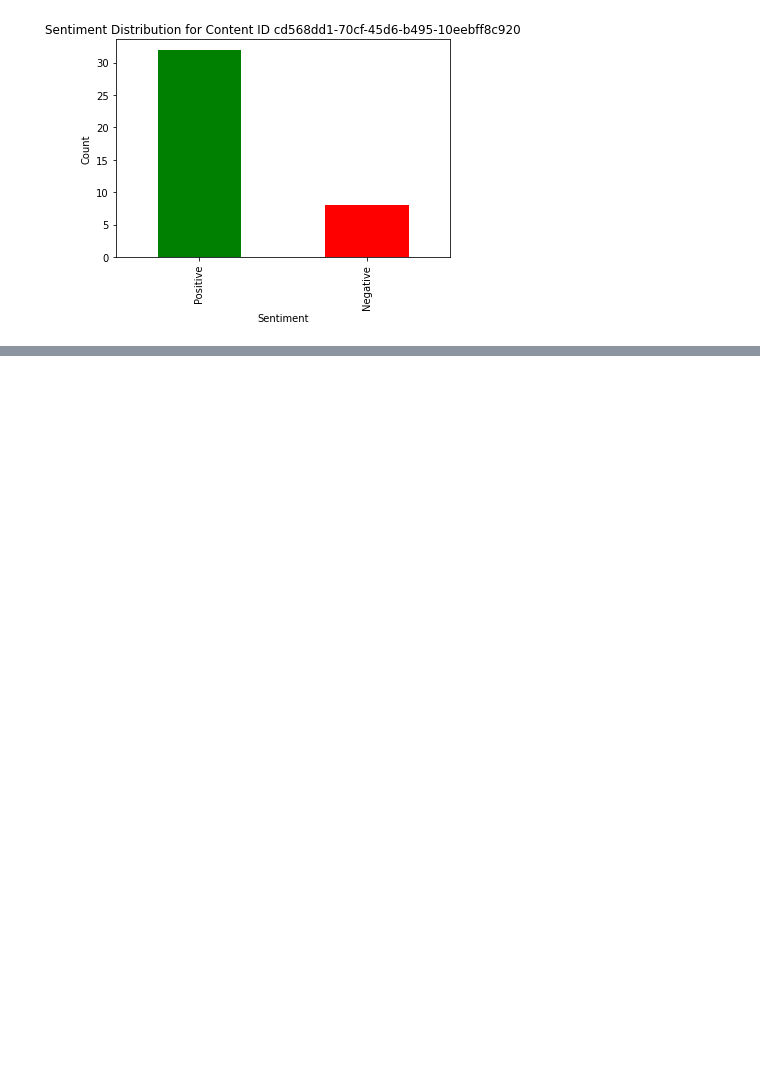
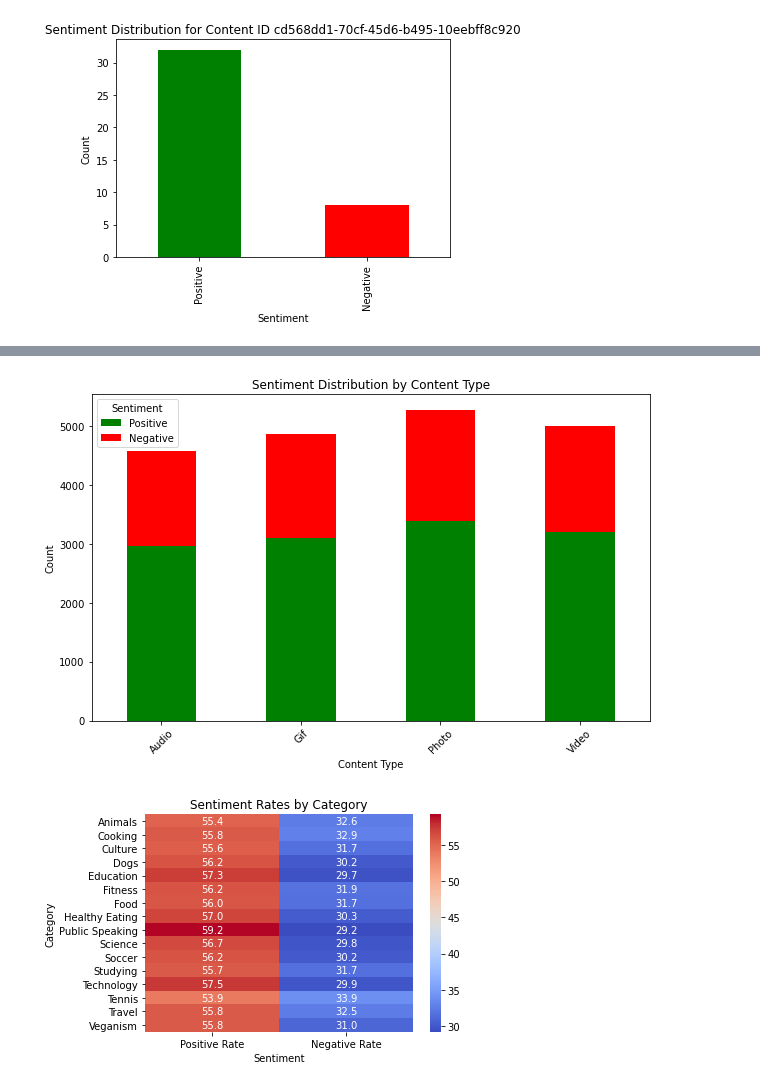
Before and after one commit to Oladk/Accenture-Content-Data-analysis, a Jupyter notebook: Accenture Content Data Analysis.ipynb, the cells around one changed output, grey strips where cells are left out. Cells and saved outputs as stored; diff of their text form; code cells hidden in the pictures; blank space fills up the shorter version.

```diff
--- a/Accenture Content Data Analysis.ipynb
+++ b/Accenture Content Data Analysis.ipynb
@@ -533,0 +609,11 @@ plt.show()
+# %%
+# Normalize Content Type Sentiments
+content_type_pivot['Positive Rate'] = (content_type_pivot['Positive'] / content_type_pivot['Total Reactions']) * 100
+content_type_pivot['Negative Rate'] = (content_type_pivot['Negative'] / content_type_pivot['Total Reactions']) * 100
+
+# Normalize Category Sentiments
+category_pivot['Positive Rate'] = (category_pivot['Positive'] / category_pivot['Total Reactions']) * 100
+category_pivot['Negative Rate'] = (category_pivot['Negative'] / category_pivot['Total Reactions']) * 100
+
+print(content_type_pivot[['Positive Rate', 'Negative Rate']])
+print(category_pivot[['Positive Rate', 'Negative Rate']])
@@ -533,0 +638,19 @@ plt.show()
+# %%
+# Bar Chart for Content Type Sentiment Trends
+content_type_pivot[['Positive', 'Negative']].plot(kind='bar', stacked=True, figsize=(10, 6), color=['green', 'red'])
+plt.title('Sentiment Distribution by Content Type')
+plt.xlabel('Content Type')
+plt.ylabel('Count')
+plt.legend(title='Sentiment')
+plt.xticks(rotation=45)
+plt.show()
+
+# Heatmap for Category Sentiment Rates
+sns.heatmap(category_pivot[['Positive Rate', 'Negative Rate']], annot=True, cmap='coolwarm', fmt=".1f")
+plt.title('Sentiment Rates by Category')
+plt.xlabel('Sentiment')
+plt.ylabel('Category')
+plt.show()
+# %% [output]
+[figure, added]
+[figure, added]
```
Also changed, not shown: parts of 31 cells of this notebook.
